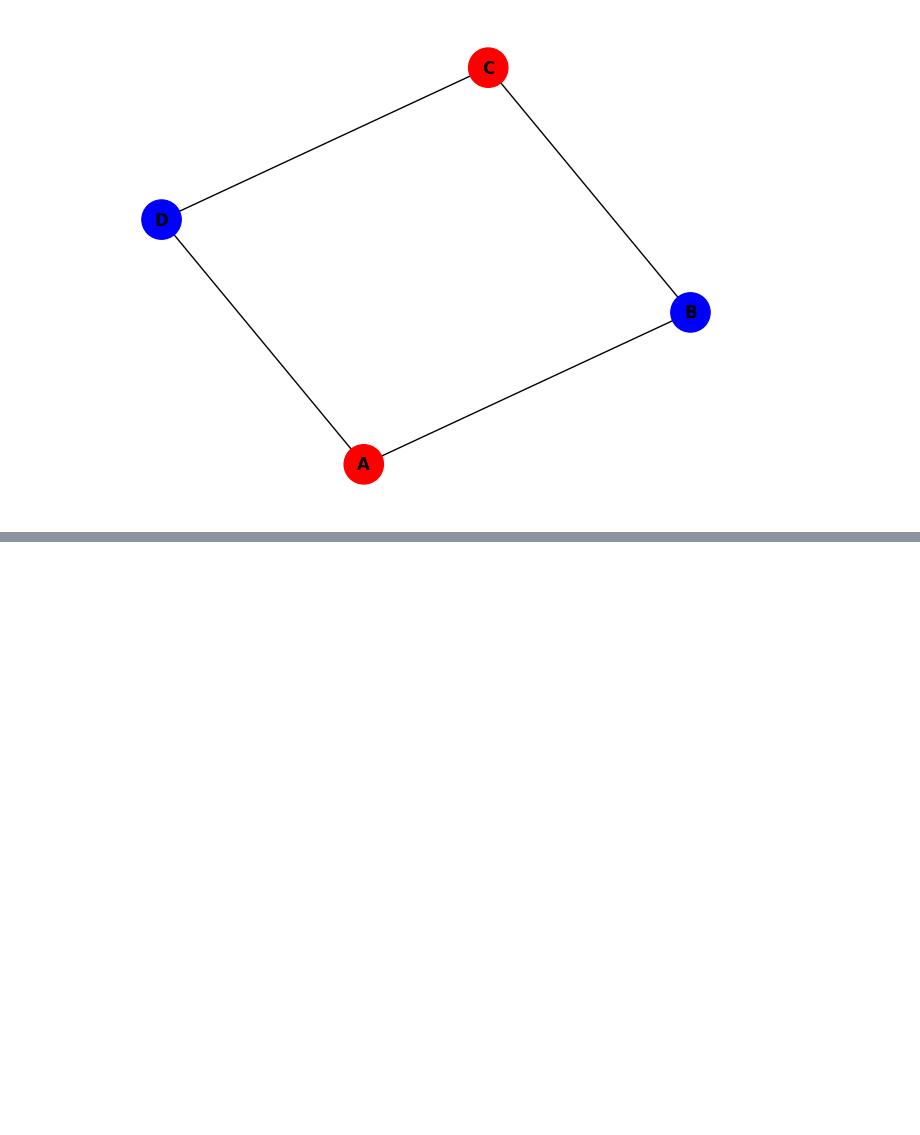
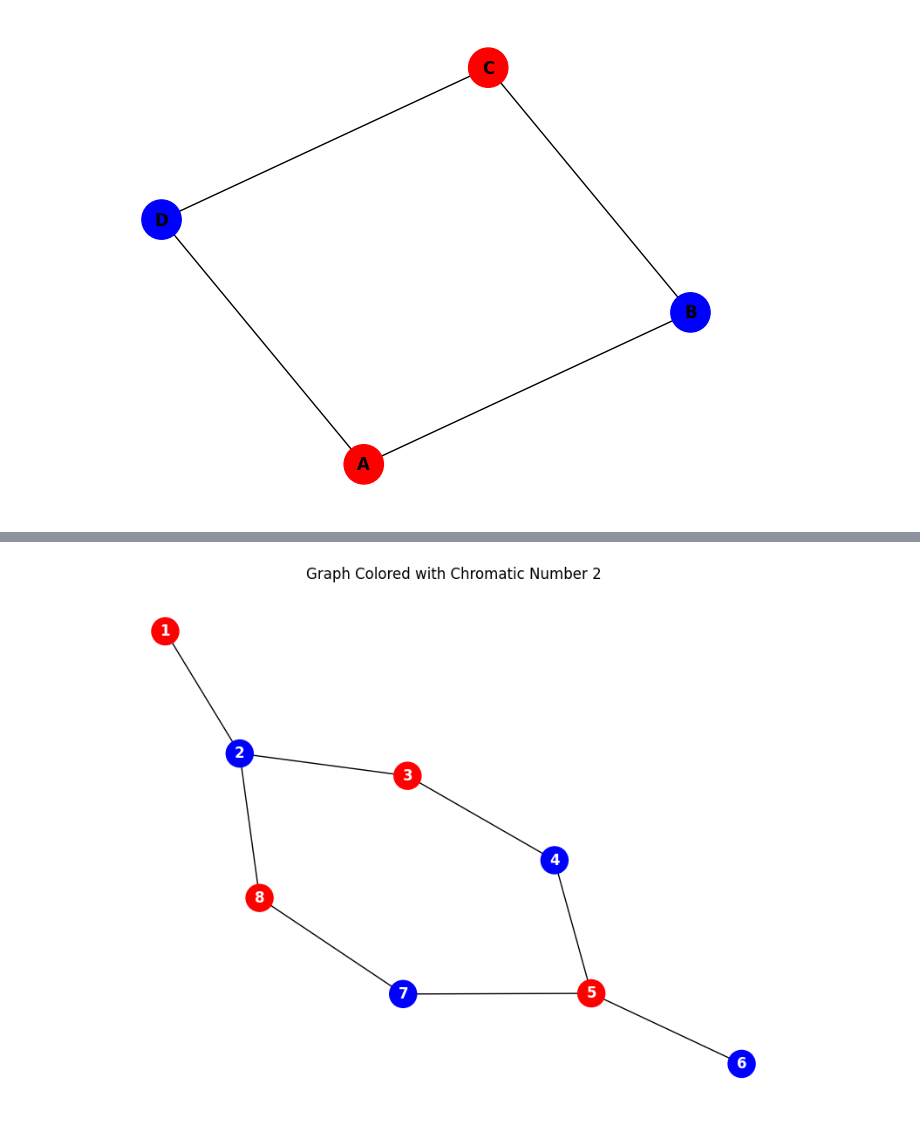
Before and after one commit to GwennGrs/Coloration-d-un-graphe, a Jupyter notebook: welsh_powel.ipynb, the cells around one changed output, grey strips where cells are left out. Drawn from its saved outputs; the diff is of its cells as text; code cells hidden in the pictures; blank space fills up the shorter version.

```diff
--- a/welsh_powel.ipynb
+++ b/welsh_powel.ipynb
@@ -90,0 +94,9 @@ plt.show()
+# %%
+colors = ['red', 'blue','red', 'blue','red', 'blue','blue', 'red']
+
+plt.figure(figsize=(8, 6))
+nx.draw(G, pos, with_labels=True, node_color=colors, node_size=500, font_size=12, font_color='white', font_weight='bold')
+plt.title("Graph Colored with Chromatic Number 2")
+plt.show()
+# %% [output]
+[figure, added]
```
Also changed, not shown: parts of 3 cells of this notebook, 2 other files.
